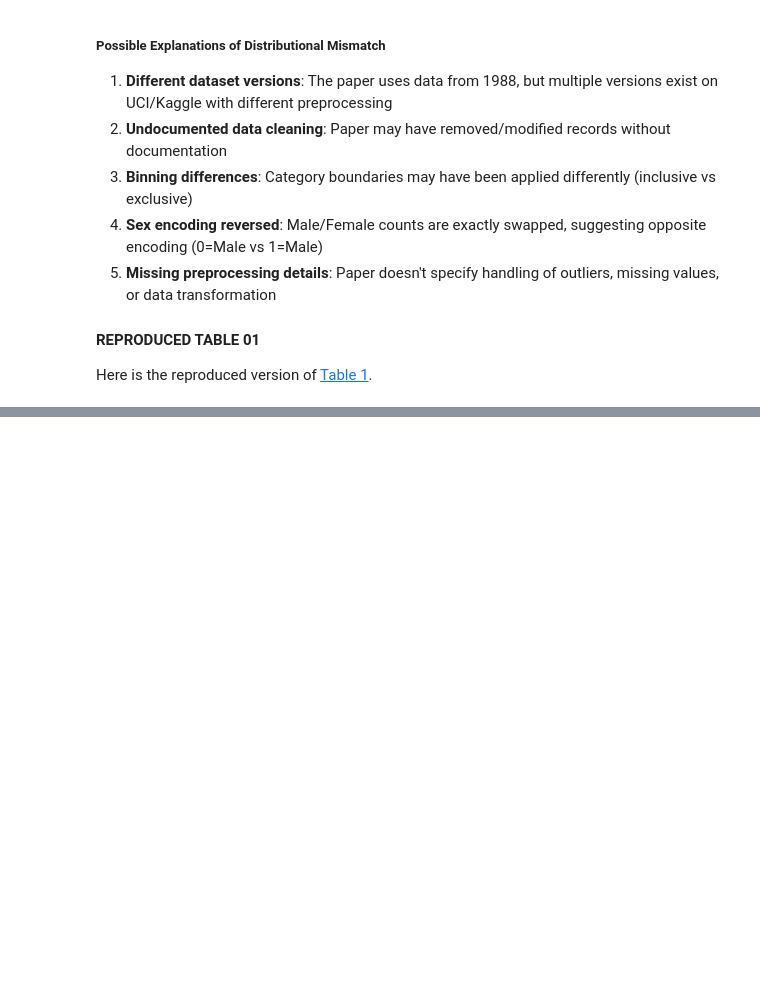
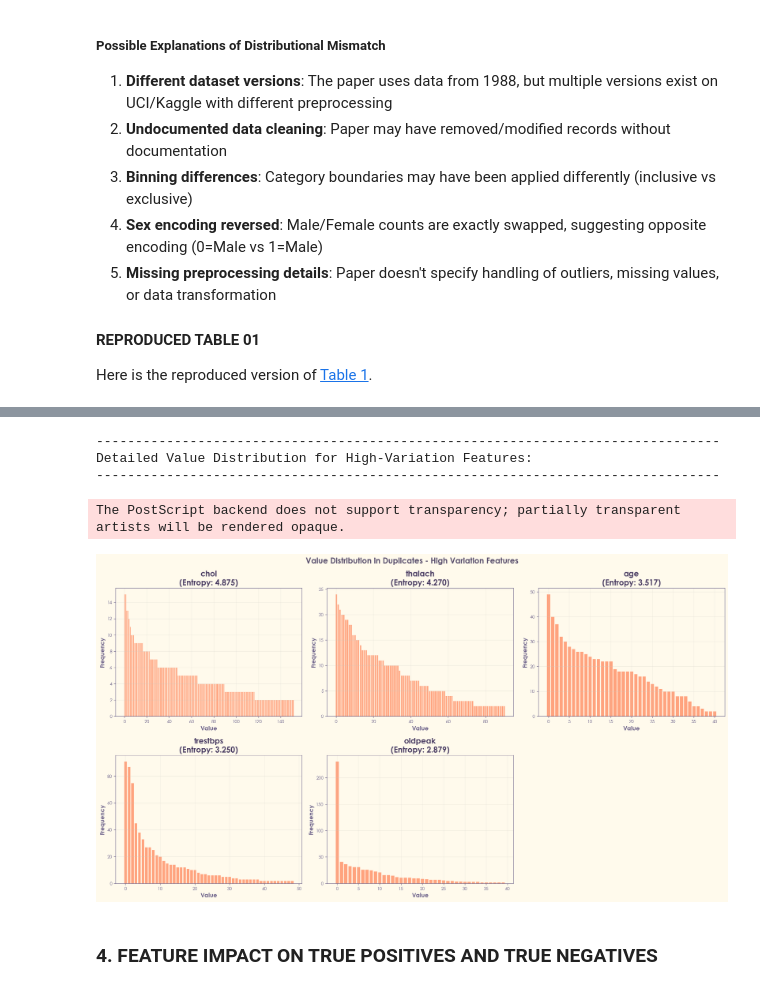
Before and after one commit to Mubashir42884/Research-Methodology-and-Statistics, a Jupyter notebook: notebooks/01_data_explore.ipynb, the cells around one changed output, grey strips where cells are left out. Saved outputs shown, nothing was run; the diff lists cells and outputs as text; code cells hidden in the pictures; blank space fills up the shorter version.

```diff
--- a/notebooks/01_data_explore.ipynb
+++ b/notebooks/01_data_explore.ipynb
@@ -470,0 +831,39 @@ Here is the reproduced version of <a href="../contents/tables/table1_reproduced.
+# %%
+# Detailed frequency analysis for top varying features
+print("\n" + "-"*80)
+print("Detailed Value Distribution for High-Variation Features:")
+print("-"*80)
+
+top_varying = feature_stats_df.head(5)['Feature'].values
+
+fig, axes = plt.subplots(2, 3, figsize=(18, 10))
+fig.suptitle('Value Distribution in Duplicates - High Variation Features',
+             fontsize=16, fontweight='bold')
+
+for idx, feature in enumerate(top_varying):
+    row = idx // 3
+    col = idx % 3
+    ax = axes[row, col]
+
+    value_counts = df_duplicates[feature].value_counts()
+    ax.bar(range(len(value_counts)), value_counts.values, color='coral', alpha=0.7, edgecolor='#fffaec', linewidth=0.5)
+    ax.set_title(f'{feature}\n(Entropy: {feature_stats_df[feature_stats_df["Feature"]==feature]["Entropy"].values[0]:.3f})',
+                 fontweight='bold')
+    ax.set_xlabel('Value', fontweight='bold')
+    ax.set_ylabel('Frequency', fontweight='bold')
+    ax.grid(True, alpha=0.3, axis='y')
+
+# Hide empty subplot
+axes[1, 2].axis('off')
+
+plt.tight_layout()
+plt.savefig('../contents/figures/duplicate_feature_variation.eps', bbox_inches='tight')
+plt.show()
+# %% [output]
+--------------------------------------------------------------------------------
+Detailed Value Distribution for High-Variation Features:
+--------------------------------------------------------------------------------
+The PostScript backend does not support transparency; partially transparent artists will be rendered opaque.
+[figure, added]
+# %% [markdown]
+### 4. FEATURE IMPACT ON TRUE POSITIVES AND TRUE NEGATIVES
```
Also changed, not shown: parts of 20 cells of this notebook, 18 other files.
